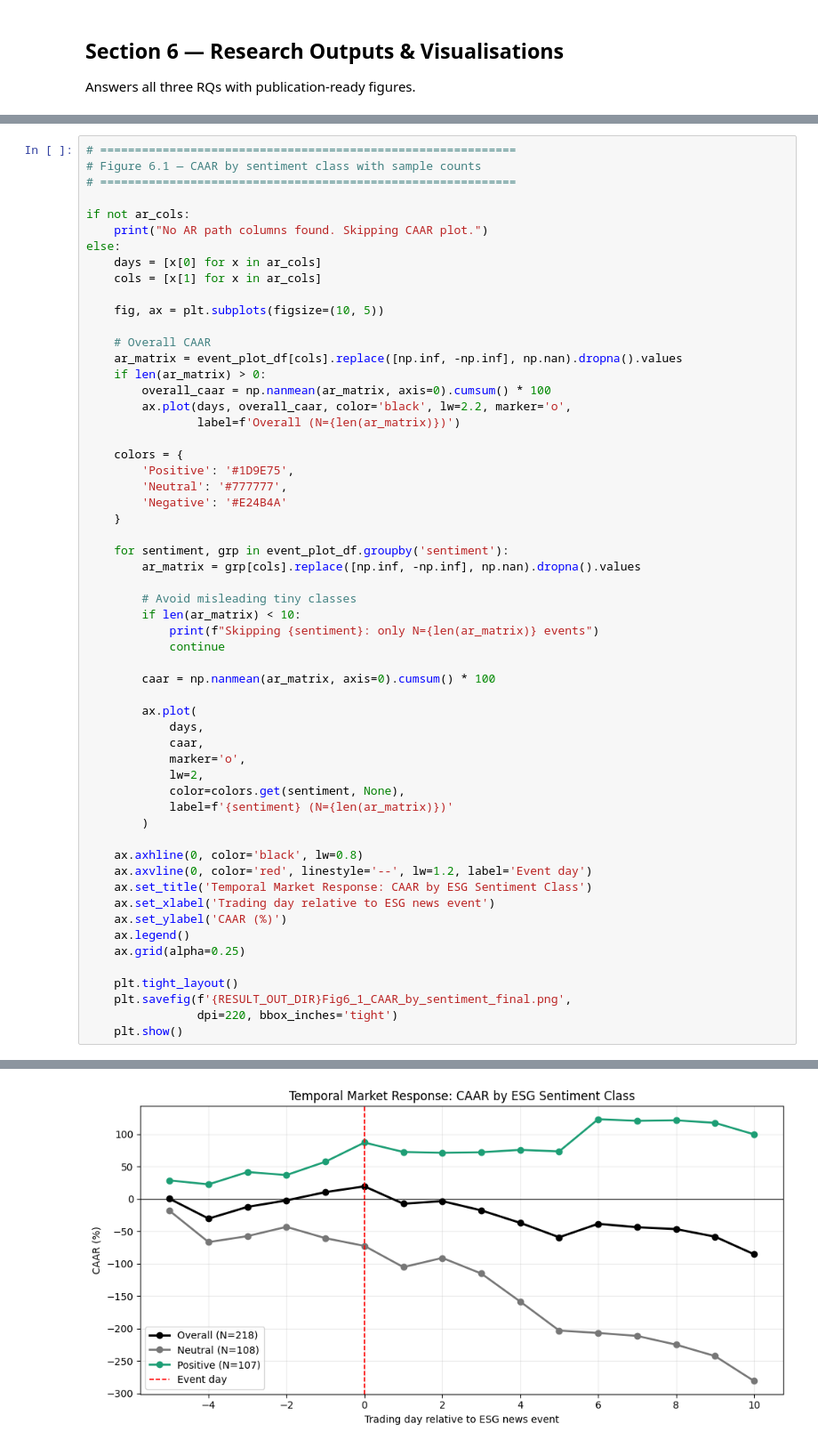
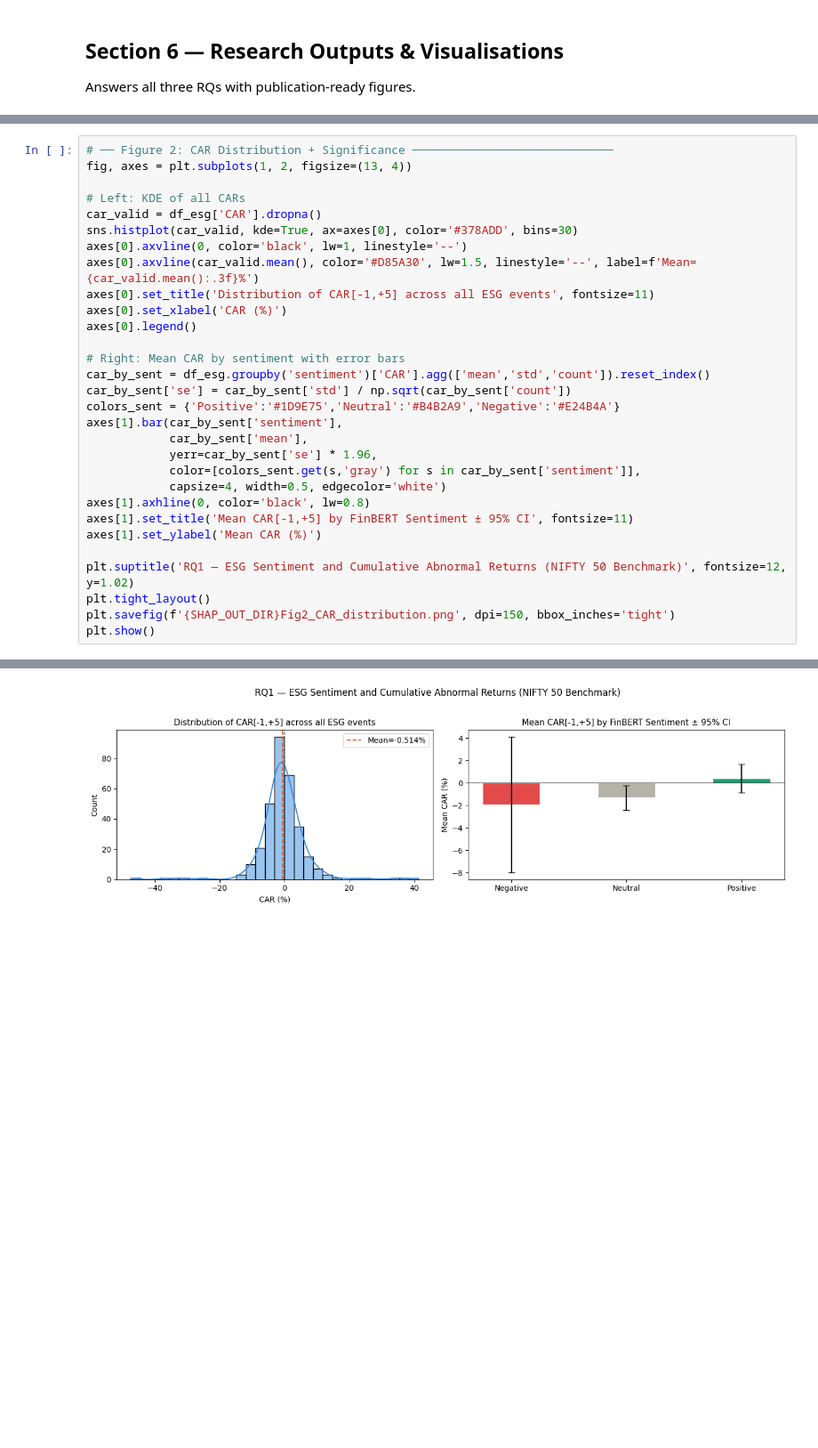
Before and after one commit to tendolkarurja/IPD_Finance, a Jupyter notebook: ESG_XAI_(Temporal_Autoregression_LSTM).ipynb, the cells around one changed output, grey strips where cells are left out. Shown at 89% size. Saved outputs shown, nothing was run; the diff lists cells and outputs as text; blank space fills up the shorter version.

```diff
--- a/ESG_XAI_(Temporal_Autoregression_LSTM).ipynb
+++ b/ESG_XAI_(Temporal_Autoregression_LSTM).ipynb
@@ -4028,58 +3434,31 @@ Detected AR columns: [(-5, 'AR_-5'), (-4, 'AR_-4'), (-3, 'AR_-3'), (-2, 'AR_-2')
 # %%
-# ============================================================
-# Figure 6.1 — CAAR by sentiment class with sample counts
-# ============================================================
+# ── Figure 2: CAR Distribution + Significance ─────────────────────────────
+fig, axes = plt.subplots(1, 2, figsize=(13, 4))
 
-if not ar_cols:
-    print("No AR path columns found. Skipping CAAR plot.")
-else:
-    days = [x[0] for x in ar_cols]
-    cols = [x[1] for x in ar_cols]
+# Left: KDE of all CARs
+car_valid = df_esg['CAR'].dropna()
+sns.histplot(car_valid, kde=True, ax=axes[0], color='#378ADD', bins=30)
+axes[0].axvline(0, color='black', lw=1, linestyle='--')
+axes[0].axvline(car_valid.mean(), color='#D85A30', lw=1.5, linestyle='--', label=f'Mean={car_valid.mean():.3f}%')
+axes[0].set_title('Distribution of CAR[-1,+5] across all ESG events', fontsize=11)
+axes[0].set_xlabel('CAR (%)')
+axes[0].legend()
 
-    fig, ax = plt.subplots(figsize=(10, 5))
+# Right: Mean CAR by sentiment with error bars
+car_by_sent = df_esg.groupby('sentiment')['CAR'].agg(['mean','std','count']).reset_index()
+car_by_sent['se'] = car_by_sent['std'] / np.sqrt(car_by_sent['count'])
+colors_sent = {'Positive':'#1D9E75','Neutral':'#B4B2A9','Negative':'#E24B4A'}
+axes[1].bar(car_by_sent['sentiment'],
+            car_by_sent['mean'],
+            yerr=car_by_sent['se'] * 1.96,
+            color=[colors_sent.get(s,'gray') for s in car_by_sent['sentiment']],
+            capsize=4, width=0.5, edgecolor='white')
+axes[1].axhline(0, color='black', lw=0.8)
+axes[1].set_title('Mean CAR[-1,+5] by FinBERT Sentiment ± 95% CI', fontsize=11)
+axes[1].set_ylabel('Mean CAR (%)')
 
-    # Overall CAAR
-    ar_matrix = event_plot_df[cols].replace([np.inf, -np.inf], np.nan).dropna().values
-    if len(ar_matrix) > 0:
-        overall_caar = np.nanmean(ar_matrix, axis=0).cumsum() * 100
-        ax.plot(days, overall_caar, color='black', lw=2.2, marker='o',
-                label=f'Overall (N={len(ar_matrix)})')
-
-    colors = {
-        'Positive': '#1D9E75',
-        'Neutral': '#777777',
-        'Negative': '#E24B4A'
-    }
-
-    for sentiment, grp in event_plot_df.groupby('sentiment'):
-        ar_matrix = grp[cols].replace([np.inf, -np.inf], np.nan).dropna().values
-
-        # Avoid misleading tiny classes
-        if len(ar_matrix) < 10:
-            print(f"Skipping {sentiment}: only N={len(ar_matrix)} events")
-            continue
-
-        caar = np.nanmean(ar_matrix, axis=0).cumsum() * 100
-
-        ax.plot(
-            days,
-            caar,
-            marker='o',
-            lw=2,
-            color=colors.get(sentiment, None),
-            label=f'{sentiment} (N={len(ar_matrix)})'
-        )
-
-    ax.axhline(0, color='black', lw=0.8)
-    ax.axvline(0, color='red', linestyle='--', lw=1.2, label='Event day')
-    ax.set_title('Temporal Market Response: CAAR by ESG Sentiment Class')
-    ax.set_xlabel('Trading day relative to ESG news event')
-    ax.set_ylabel('CAAR (%)')
-    ax.legend()
-    ax.grid(alpha=0.25)
-
-    plt.tight_layout()
-    plt.savefig(f'{RESULT_OUT_DIR}Fig6_1_CAAR_by_sentiment_final.png',
-                dpi=220, bbox_inches='tight')
-    plt.show()
+plt.suptitle('RQ1 — ESG Sentiment and Cumulative Abnormal Returns (NIFTY 50 Benchmark)', fontsize=12, y=1.02)
+plt.tight_layout()
+plt.savefig(f'{SHAP_OUT_DIR}Fig2_CAR_distribution.png', dpi=150, bbox_inches='tight')
+plt.show()
 # %% [output]
@@ -4087,2 +3465,2 @@ Skipping Negative: only N=3 events
-[figure, old version]
+[figure, new version]
 # %%
```
Also changed, not shown: parts of 47 cells of this notebook.
